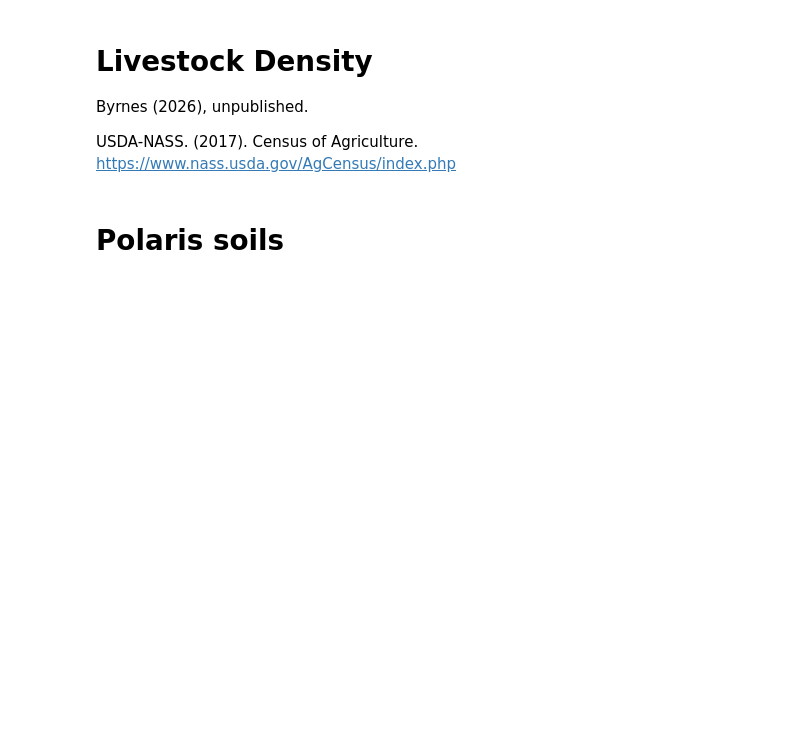
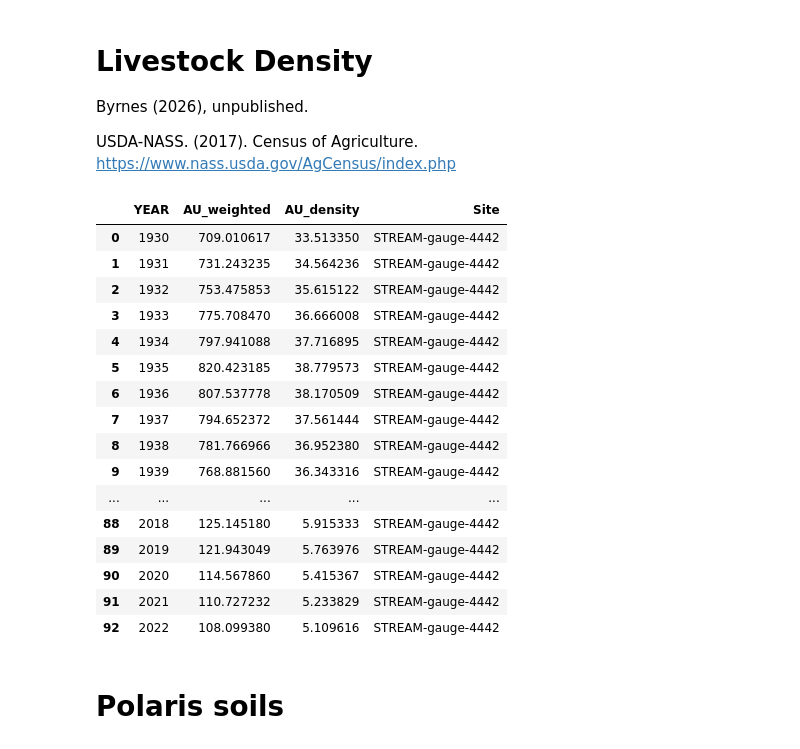
Before and after one commit to danykakbyrnes/STREAM_seasonality, a Jupyter notebook: data_compiling.ipynb, the cells around one changed output. Saved outputs shown, nothing was run; the diff lists cells and outputs as text; code cells hidden in the pictures; blank space fills up the shorter version.

```diff
--- a/data_compiling.ipynb
+++ b/data_compiling.ipynb
@@ -371,6 +369,55 @@ livestock_inv = pd.read_csv(INPUT_filepath+'00_additional_data/livestock_density
 # Converting from livestock numbers to animal units (AU)
 livestock_inv['AU'] = livestock_inv['Value'] / livestock_inv['ID'].map(au)
 AU_density = livestock_inv.groupby(['YEAR', 'GEOID'])['AU'].sum().reset_index()
+# %%
+site = "STREAM-gauge-4442"
+
+site_shapfile_filepath = os.path.join(shapefile_filepath, f"{site}.shp")
+wtshd = gpd.read_file(site_shapfile_filepath)
+
+# Making sure the crs matches + and that it's in equal-area CRS
+wtshd = wtshd.to_crs(cnty_shapefile.crs)
+
+# watershed area
+wtshd_area = wtshd.area.sum()/1000000 # km2
+
+# Clipping county to watershed
+try:
+    wtshd_county = gpd.clip(cnty_shapefile, wtshd)
+except Exception:
+    wtshd_county = gpd.overlay(cnty_shapefile, wtshd, how='intersection')
+
+# Calculate the fraction of the county contained within the watershed
+wtshd_county['frac_area'] = wtshd_county.area / (wtshd_county['AREA_HA'] * 10000)
+
+AU_density['GEOID'].isin(wtshd_county['GEOID'])
+wtshd_county = wtshd_county[['GEOID', 'frac_area']].merge(AU_density, on='GEOID', how='inner')
+
+# Area-weighted AU, then sum by year
+wtshd_county['AU_weighted'] = wtshd_county['AU'] * wtshd_county['frac_area']
+wtshd_year = wtshd_county.groupby('YEAR')['AU_weighted'].sum().reset_index()
+wtshd_year['AU_density'] = wtshd_year['AU_weighted']/(wtshd_area)
+wtshd_year['Site'] = site
+# %%
+wtshd_year
+# %% [output]
+|  | YEAR | AU_weighted | AU_density | Site |
+| 0 | 1930 | 709.010617 | 33.513350 | STREAM-gauge-4442 |
+| 1 | 1931 | 731.243235 | 34.564236 | STREAM-gauge-4442 |
+| 2 | 1932 | 753.475853 | 35.615122 | STREAM-gauge-4442 |
+| 3 | 1933 | 775.708470 | 36.666008 | STREAM-gauge-4442 |
+| 4 | 1934 | 797.941088 | 37.716895 | STREAM-gauge-4442 |
+| 5 | 1935 | 820.423185 | 38.779573 | STREAM-gauge-4442 |
+| 6 | 1936 | 807.537778 | 38.170509 | STREAM-gauge-4442 |
+| 7 | 1937 | 794.652372 | 37.561444 | STREAM-gauge-4442 |
+| 8 | 1938 | 781.766966 | 36.952380 | STREAM-gauge-4442 |
+| 9 | 1939 | 768.881560 | 36.343316 | STREAM-gauge-4442 |
+| ... | ... | ... | ... | ... |
+| 88 | 2018 | 125.145180 | 5.915333 | STREAM-gauge-4442 |
+| 89 | 2019 | 121.943049 | 5.763976 | STREAM-gauge-4442 |
+| 90 | 2020 | 114.567860 | 5.415367 | STREAM-gauge-4442 |
+| 91 | 2021 | 110.727232 | 5.233829 | STREAM-gauge-4442 |
+| 92 | 2022 | 108.099380 | 5.109616 | STREAM-gauge-4442 |
 # %%
 # Area weighting of livestock density
 wtsh_AU = []
```
Also changed, not shown: parts of 1 cell of this notebook, 2 other files.
